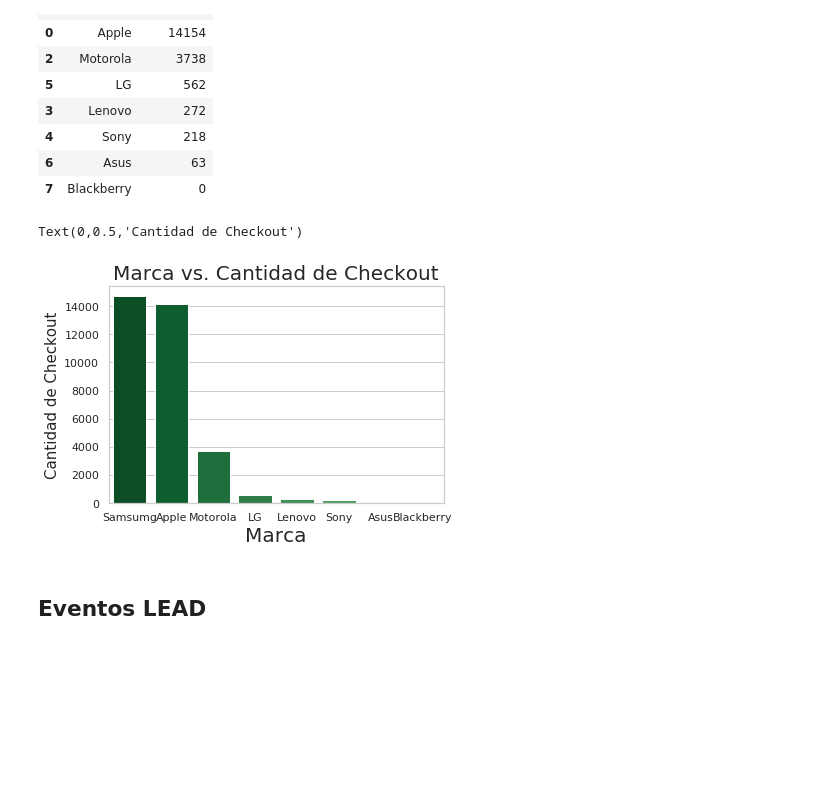
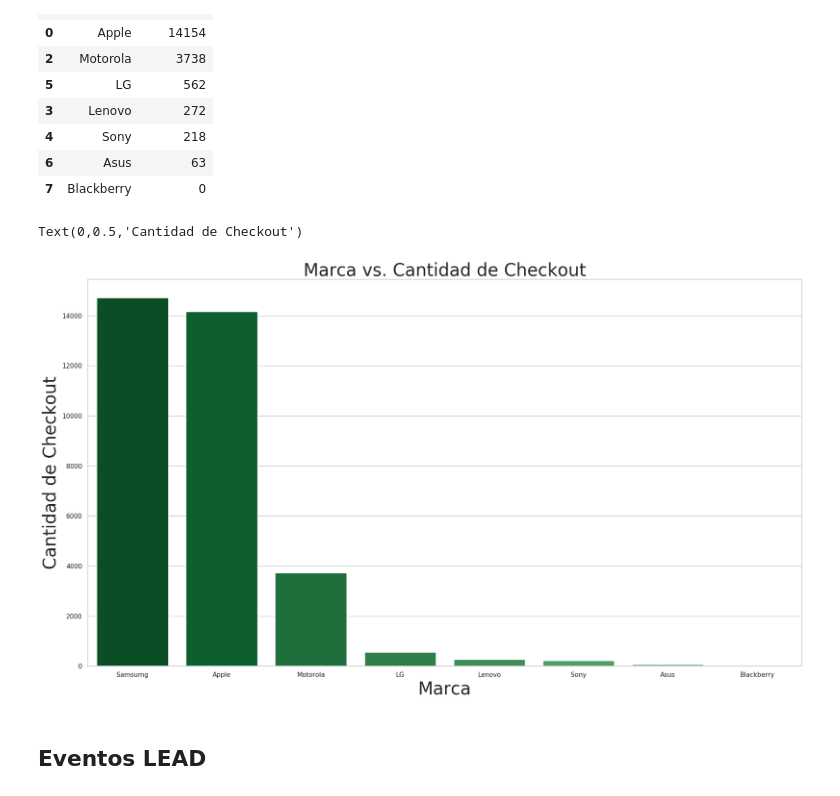
Before and after one commit to gabyrobles93/7506-TP1-Trocafone, a Jupyter notebook: analisis_marcas_y_dispositivos.ipynb, the cells around one changed output. Drawn from its saved outputs; the diff is of its cells as text; code cells hidden in the pictures; blank space fills up the shorter version.

```diff
--- a/analisis_marcas_y_dispositivos.ipynb
+++ b/analisis_marcas_y_dispositivos.ipynb
@@ -312,10 +312,10 @@ marcas_conversiones
 | 6 | Asus | 2 |
 | 7 | Blackberry | 0 |
 # %%
-plt.rcParams["axes.labelsize"] = 30
+plt.rcParams["axes.labelsize"] = 50
 marcas_plot = sns.barplot(x=marcas_conversiones["Marca"], y=marcas_conversiones['Cantidad'], orient='v', palette=sns.color_palette('Oranges_r', 15))
-marcas_plot.set_title("Marca vs. Cantidad de Conversiones", fontsize=20)
-marcas_plot.set_xlabel("Marca", fontsize=20)
-marcas_plot.set_ylabel("Cantidad de Conversiones", fontsize=20)
+marcas_plot.set_title("Marca vs. Cantidad de Conversiones", fontsize=30)
+marcas_plot.set_xlabel("Marca", fontsize=30)
+marcas_plot.set_ylabel("Cantidad de Conversiones", fontsize=30)
 # %% [output]
 Text(0,0.5,'Cantidad de Conversiones')
@@ -357,12 +357,12 @@ marcas_checkout
 # %%
 plt.rcParams["axes.labelsize"] = 30
 marcas_plot = sns.barplot(x=marcas_checkout["Marca"], y=marcas_checkout['Cantidad'], orient='v', palette=sns.color_palette('Greens_r', 15))
-marcas_plot.set_title("Marca vs. Cantidad de Checkout", fontsize=20)
-marcas_plot.set_xlabel("Marca", fontsize=20)
-marcas_plot.set_ylabel("Cantidad de Checkout", fontsize=15)
+marcas_plot.set_title("Marca vs. Cantidad de Checkout", fontsize=30)
+marcas_plot.set_xlabel("Marca", fontsize=30)
+marcas_plot.set_ylabel("Cantidad de Checkout", fontsize=30)
 # %% [output]
 Text(0,0.5,'Cantidad de Checkout')
-[figure, old version]
+[figure, new version]
 # %% [markdown]
 ## Eventos LEAD
 # %%
```
Also changed, not shown: parts of 9 cells of this notebook, 2 other files.
